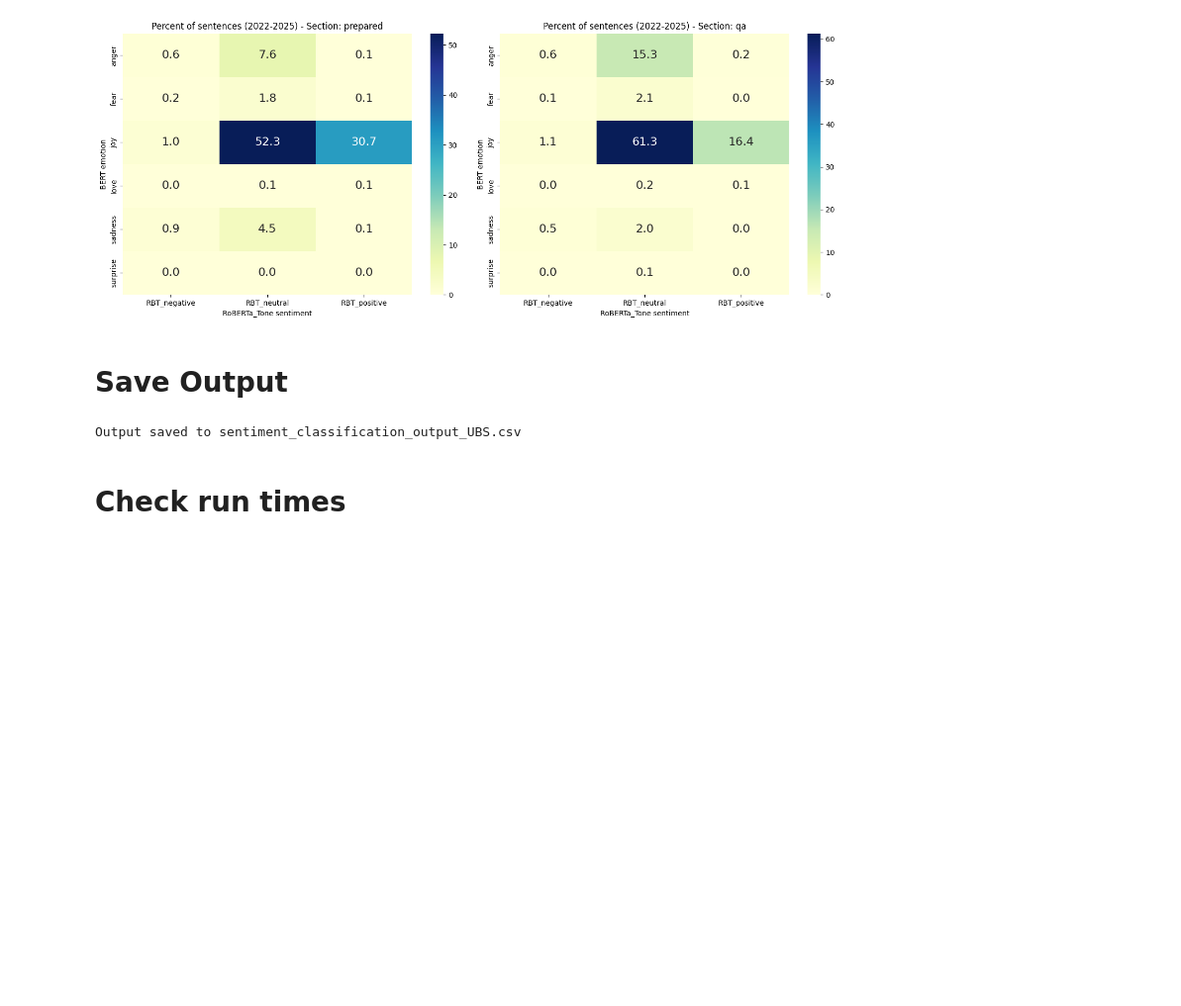
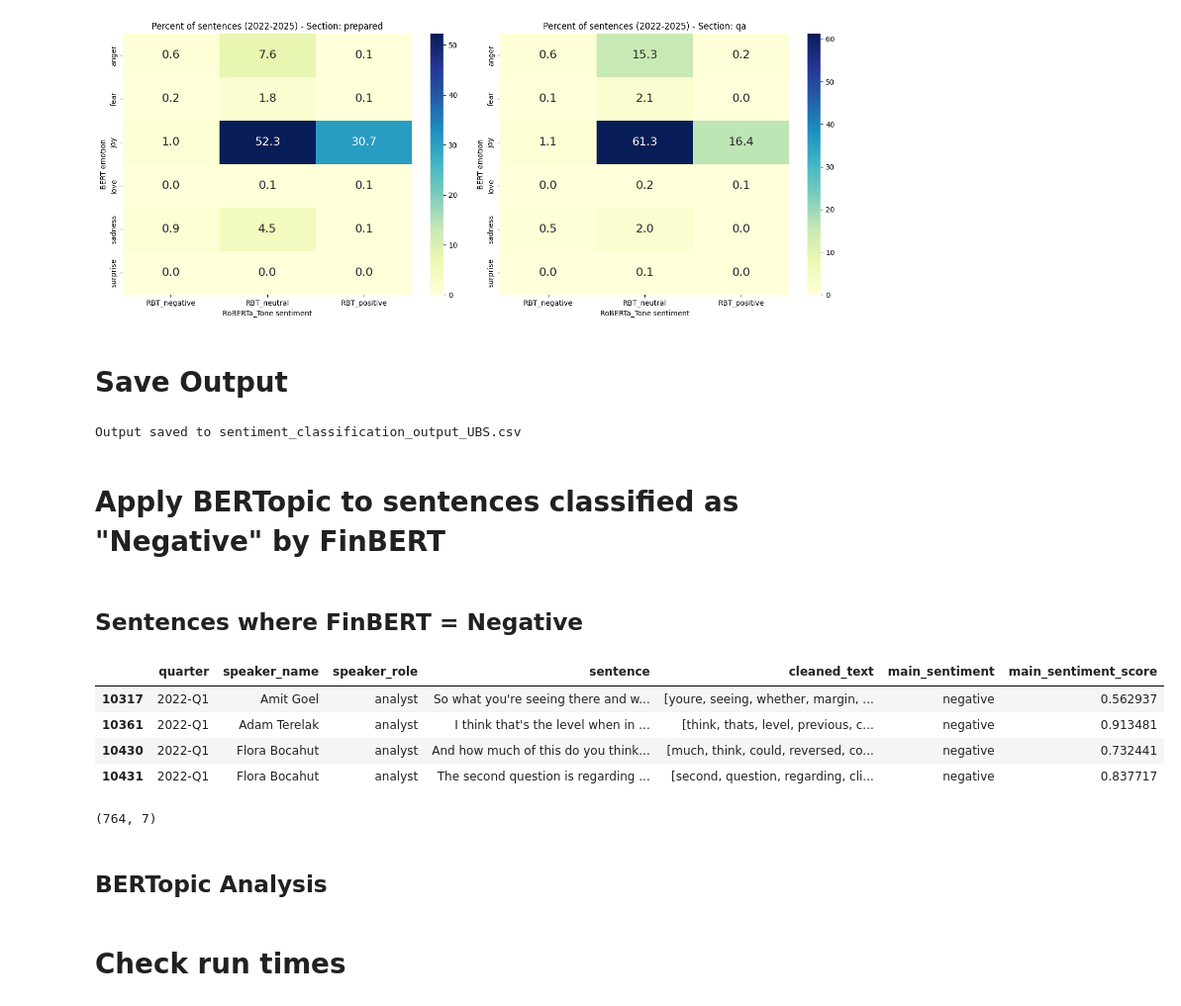
Before and after one commit to maybebool/boe-financial-analysis, a Jupyter notebook: notebooks/rachel/All_in_one/sentiment_classification.ipynb, the cells around one changed output. Shown at 99% size. Drawn from its saved outputs; the diff is of its cells as text; code cells hidden in the pictures; blank space fills up the shorter version.

Commit message:
Adding BERTopic for negative sentences

```diff
--- a/notebooks/rachel/All_in_one/sentiment_classification.ipynb
+++ b/notebooks/rachel/All_in_one/sentiment_classification.ipynb
@@ -1185,3 +1185,26 @@ data.to_csv(output_file, index=False)
 print(f"Output saved to {output_file}")
 # %% [output]
 Output saved to sentiment_classification_output_UBS.csv
+# %% [markdown]
+# Apply BERTopic to sentences classified as "Negative" by FinBERT
+# %% [markdown]
+## Sentences where FinBERT = Negative
+# %%
+# Create dataframe with sentences and speakers and quarters but only where main_sentiment = negative
+
+negative_sentences = data[data['main_sentiment'] == 'negative'][['quarter','speaker_name', 'speaker_role','sentence', 'cleaned_text', 'main_sentiment','main_sentiment_score']]
+negative_sentences = negative_sentences.sort_values(by=['quarter', 'speaker_role'])
+
+negative_sentences.head(4)
+# %% [output]
+|  | quarter | speaker_name | speaker_role | sentence | cleaned_text | main_sentiment | main_sentiment_score |
+| 10317 | 2022-Q1 | Amit Goel | analyst | So what you're seeing there and w... | [youre, seeing, whether, margin, ... | negative | 0.562937 |
+| 10361 | 2022-Q1 | Adam Terelak | analyst | I think that's the level when in ... | [think, thats, level, previous, c... | negative | 0.913481 |
+| 10430 | 2022-Q1 | Flora Bocahut | analyst | And how much of this do you think... | [much, think, could, reversed, co... | negative | 0.732441 |
+| 10431 | 2022-Q1 | Flora Bocahut | analyst | The second question is regarding ... | [second, question, regarding, cli... | negative | 0.837717 |
+# %%
+negative_sentences.shape
+# %% [output]
+(764, 7)
+# %% [markdown]
+## BERTopic Analysis
```
Also changed, not shown: parts of 3 cells of this notebook, 4 other files.
